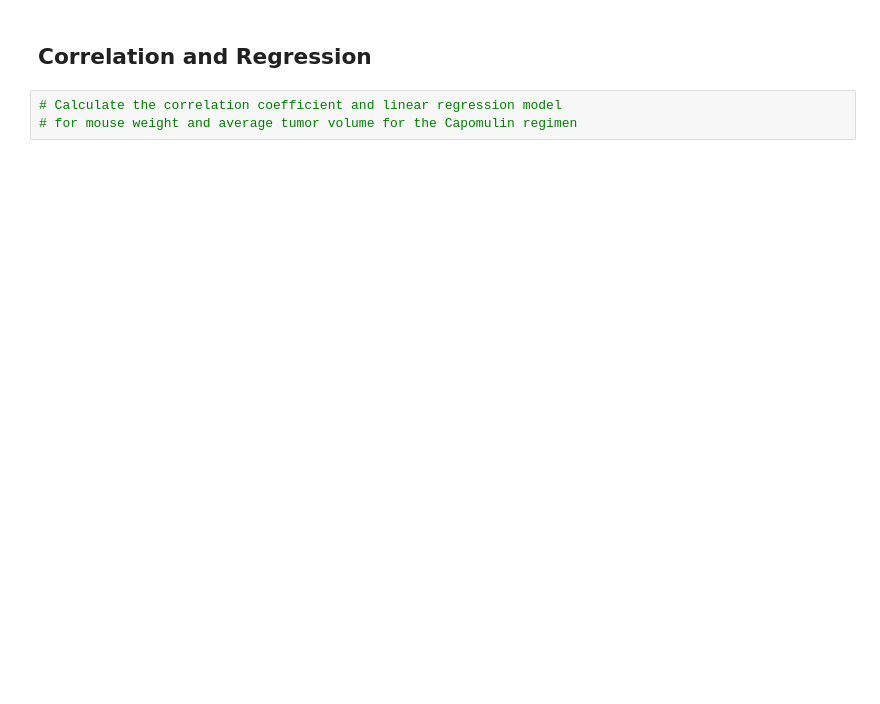
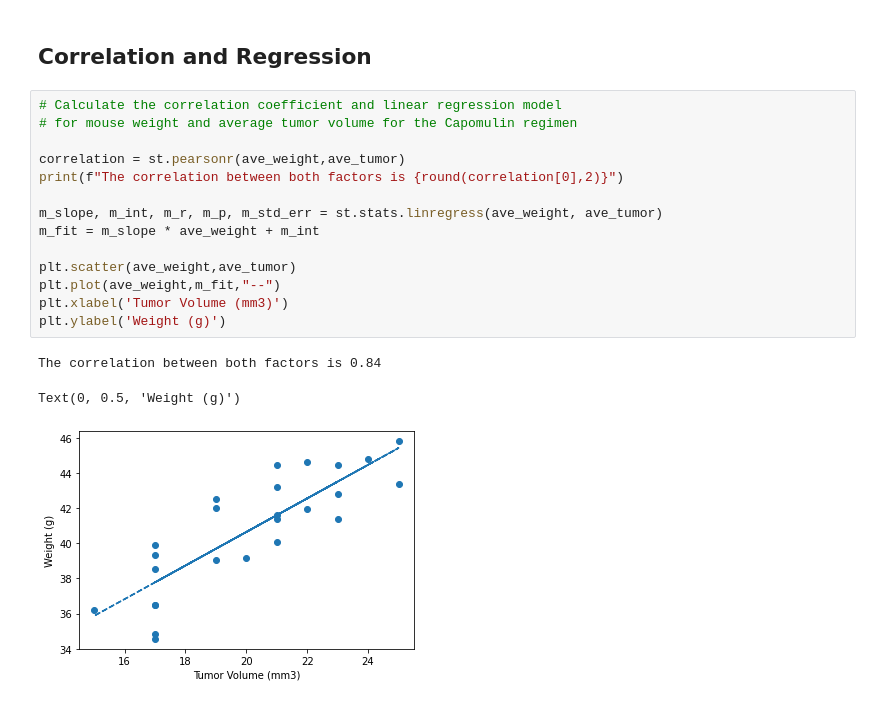
Before and after one commit to Ejwpls/matplotlib-challenge, a Jupyter notebook: Pymaceuticals/pymaceuticals_starter.ipynb, the cells around one changed output. Cells and saved outputs as stored; diff of their text form; blank space fills up the shorter version.

```diff
--- a/Pymaceuticals/pymaceuticals_starter.ipynb
+++ b/Pymaceuticals/pymaceuticals_starter.ipynb
@@ -183,3 +211,18 @@ plt.pie(size, labels = gender, colors=colors,autopct="%1.1f%%")
 # %%
 # Calculate the correlation coefficient and linear regression model
 # for mouse weight and average tumor volume for the Capomulin regimen
+
+correlation = st.pearsonr(ave_weight,ave_tumor)
+print(f"The correlation between both factors is {round(correlation[0],2)}")
+
+m_slope, m_int, m_r, m_p, m_std_err = st.stats.linregress(ave_weight, ave_tumor)
+m_fit = m_slope * ave_weight + m_int
+
+plt.scatter(ave_weight,ave_tumor)
+plt.plot(ave_weight,m_fit,"--")
+plt.xlabel('Tumor Volume (mm3)')
+plt.ylabel('Weight (g)')
+# %% [output]
+The correlation between both factors is 0.84
+Text(0, 0.5, 'Weight (g)')
+[figure, added]
```
Also changed, not shown: parts of 9 cells of this notebook.
